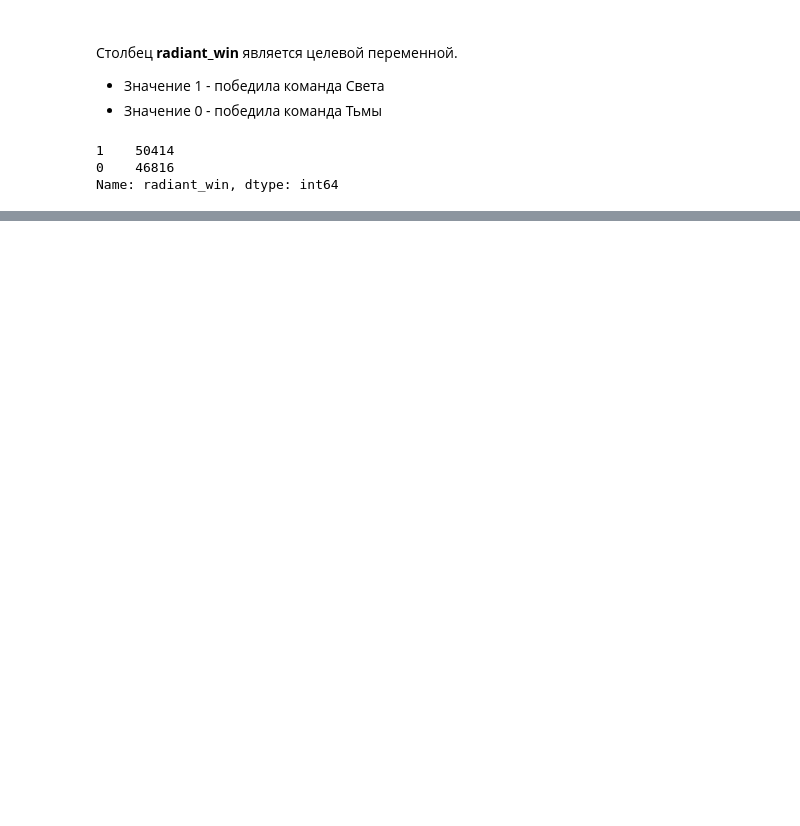
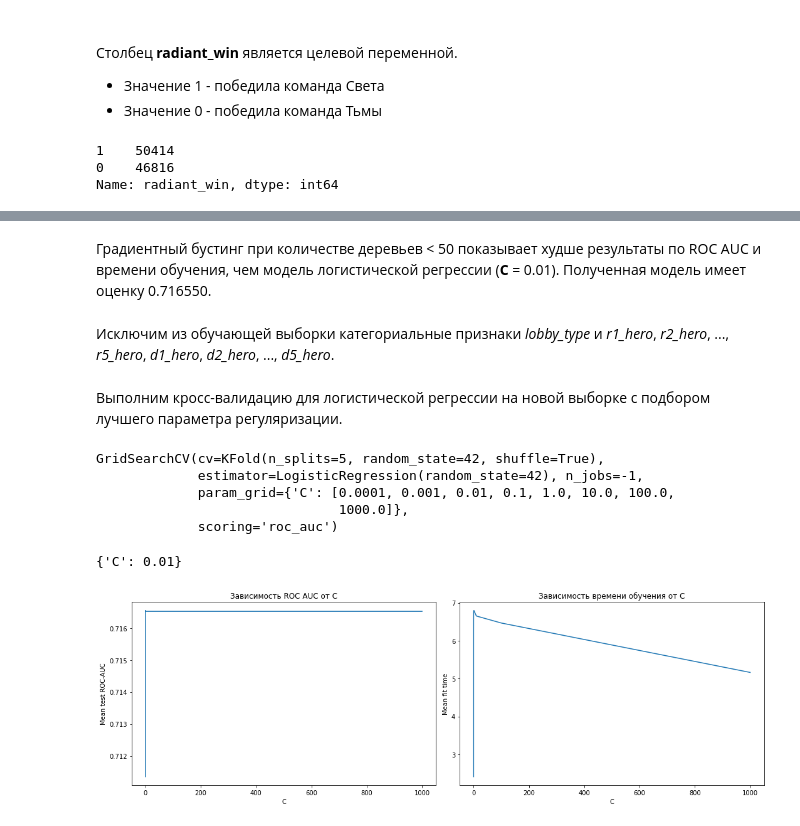
Before and after one commit to MedvedevDenis/Introduction-to-machine-learning, a Jupyter notebook: Проект предсказания победителя в онлайн-игре/Предсказания победителя в онлайн-игре.ipynb, the cells around one changed output, grey strips where cells are left out. Drawn from its saved outputs; the diff is of its cells as text; code cells hidden in the pictures; blank space fills up the shorter version.

```diff
--- a/Проект предсказания победителя в онлайн-игре/Предсказания победителя в онлайн-игре.ipynb
+++ b/Проект предсказания победителя в онлайн-игре/Предсказания победителя в онлайн-игре.ipynb
@@ -52,0 +193,4 @@ grid_search.fit(X_train, y_train)
+# %% [markdown]
+Градиентный бустинг при количестве деревьев < 50 показывает худше результаты по ROC AUC и времени обучения, чем модель логистической регрессии (**C** = 0.01). Полученная модель имеет оценку 0.716550.
+# %% [markdown]
+Исключим из обучающей выборки категориальные признаки *lobby_type* и *r1_hero*, *r2_hero*, ..., *r5_hero*, *d1_hero*, *d2_hero*, ..., *d5_hero*.
@@ -52,0 +204,25 @@ grid_search.fit(X_train, y_train)
+# %%
+X_train_numeric_scaled = StandardScaler().fit_transform(X_train)
+# %% [markdown]
+Выполним кросс-валидацию для логистической регрессии на новой выборке с подбором лучшего параметра регуляризации.
+# %%
+grid_search = GridSearchCV(logistic_regression, params, scoring = "roc_auc", cv = cv, n_jobs = -1)
+# %%
+grid_search.fit(X_train_numeric_scaled, y_train)
+# %% [output]
+GridSearchCV(cv=KFold(n_splits=5, random_state=42, shuffle=True),
+             estimator=LogisticRegression(random_state=42), n_jobs=-1,
+             param_grid={'C': [0.0001, 0.001, 0.01, 0.1, 1.0, 10.0, 100.0,
+                               1000.0]},
+             scoring='roc_auc')
+# %%
+grid_search.best_params_
+# %% [output]
+{'C': 0.01}
+# %%
+lr_results = pd.DataFrame(grid_search.cv_results_)
+lr_results["fit_time"] = lr_results["mean_fit_time"]*cv.n_splits
+# %%
+plot_cv(lr_results, param = "C")
+# %% [output]
+[figure, added]
```
Also changed, not shown: parts of 65 cells of this notebook, 1 other file.
